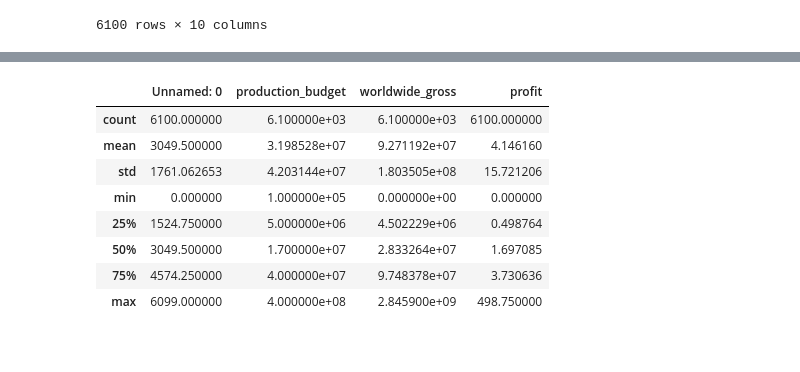
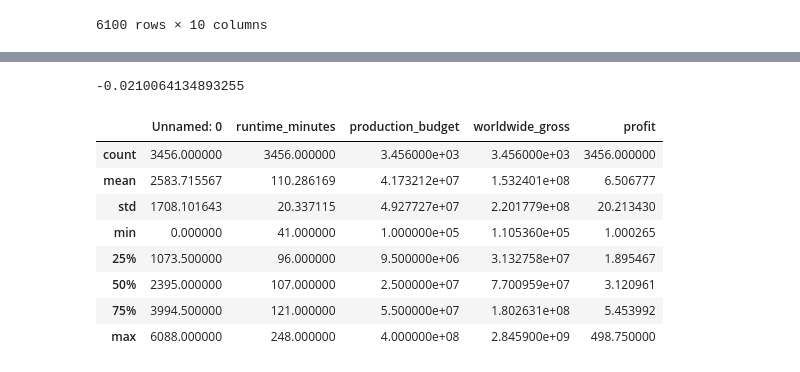
Before and after one commit to czarinagluna/Microsoft-Movie-Recommendations, a Jupyter notebook: Runtime Correlations-Sally.ipynb, the cells around one changed output, grey strips where cells are left out. Saved outputs shown, nothing was run; the diff lists cells and outputs as text; code cells hidden in the pictures.

```diff
--- a/Runtime Correlations-Sally.ipynb
+++ b/Runtime Correlations-Sally.ipynb
@@ -70,3 +74,7 @@ df
 | 6098 | 6098 | None | Horror | None | United States | Nov 10, 2015 | The Night Visitor | ... |
 | 6099 | 6099 | 81 minutes | Drama | None | United States | Jul 7, 2015 | Tiger Orange | ... |
 6100 rows × 10 columns
+# %%
+df = df[(df['runtime_minutes'] != 'None')]
+
+df
@@ -72,0 +95,3 @@ df
+# %%
+df['runtime_minutes'] = df['runtime_minutes'].str.replace('minutes', '')
+df['runtime_minutes'] = df['runtime_minutes'].astype(int)
@@ -156,12 +151,20 @@ df.head(20)
+# %%
+correlation = df['runtime_minutes'].corr(df['profit'])
+correlation
+# %% [output]
+-0.0210064134893255
+# %%
+profitable = df[df['profit'] >= 1]
+non_profitable = df[df['profit'] < 1]
 # %%
-df.describe()
+profitable.describe()
 # %% [output]
-|  | Unnamed: 0 | production_budget | worldwide_gross | profit |
-| count | 6100.000000 | 6.100000e+03 | 6.100000e+03 | 6100.000000 |
-| mean | 3049.500000 | 3.198528e+07 | 9.271192e+07 | 4.146160 |
-| std | 1761.062653 | 4.203144e+07 | 1.803505e+08 | 15.721206 |
-| min | 0.000000 | 1.000000e+05 | 0.000000e+00 | 0.000000 |
-| 25% | 1524.750000 | 5.000000e+06 | 4.502229e+06 | 0.498764 |
-| 50% | 3049.500000 | 1.700000e+07 | 2.833264e+07 | 1.697085 |
-| 75% | 4574.250000 | 4.000000e+07 | 9.748378e+07 | 3.730636 |
-| max | 6099.000000 | 4.000000e+08 | 2.845900e+09 | 498.750000 |
+|  | Unnamed: 0 | runtime_minutes | production_budget | worldwide_gross | profit |
+| count | 3456.000000 | 3456.000000 | 3.456000e+03 | 3.456000e+03 | 3456.000000 |
+| mean | 2583.715567 | 110.286169 | 4.173212e+07 | 1.532401e+08 | 6.506777 |
+| std | 1708.101643 | 20.337115 | 4.927727e+07 | 2.201779e+08 | 20.213430 |
+| min | 0.000000 | 41.000000 | 1.000000e+05 | 1.105360e+05 | 1.000265 |
+| 25% | 1073.500000 | 96.000000 | 9.500000e+06 | 3.132758e+07 | 1.895467 |
+| 50% | 2395.000000 | 107.000000 | 2.500000e+07 | 7.700959e+07 | 3.120961 |
+| 75% | 3994.500000 | 121.000000 | 5.500000e+07 | 1.802631e+08 | 5.453992 |
+| max | 6088.000000 | 248.000000 | 4.000000e+08 | 2.845900e+09 | 498.750000 |
```
Also changed, not shown: parts of 44 cells of this notebook.
